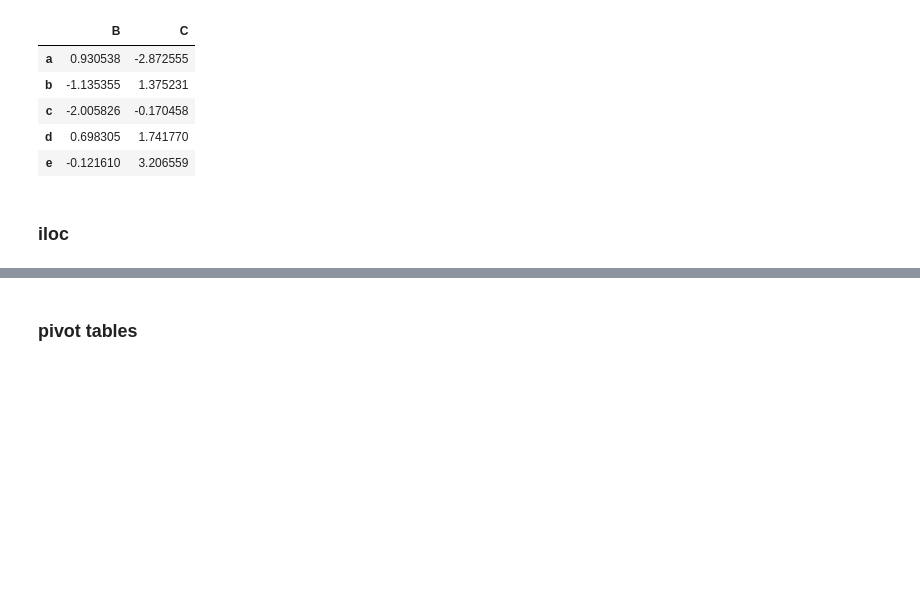
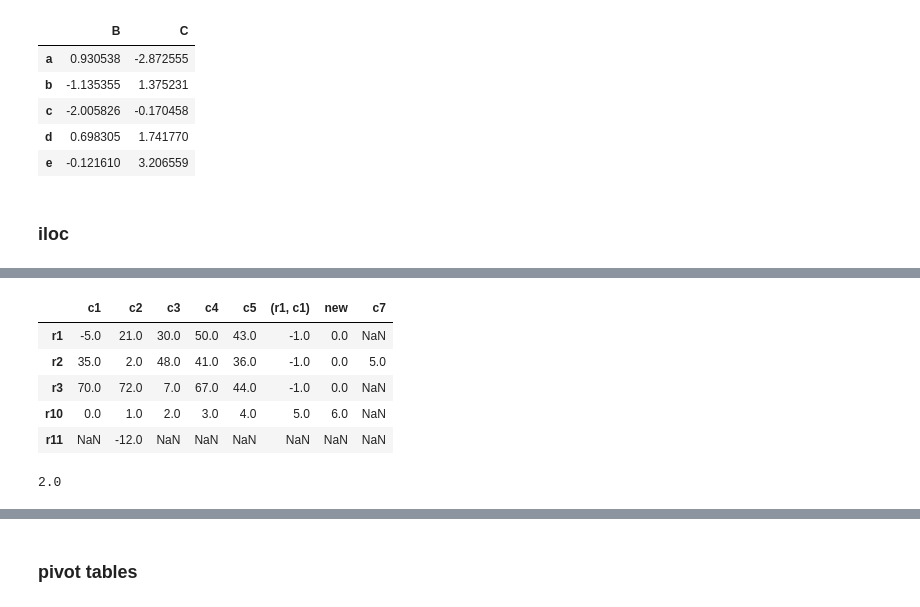
Before and after one commit to kishorepv/Data-Science-with-Python, a Jupyter notebook: Pandas library (Python).ipynb, the cells around one changed output, grey strips where cells are left out. Cells and saved outputs as stored; diff of their text form; code cells hidden in the pictures; blank space fills up the shorter version.

```diff
--- a/Pandas library (Python).ipynb
+++ b/Pandas library (Python).ipynb
@@ -1516,0 +1874,4 @@ Labels:
+# %%
+# ONE LOC TO SET THEM ALL
+df.loc["r1","c1"]=-3 # works. Always works? YES.
+df
@@ -1516,0 +1883,3 @@ Labels:
+# %%
+df.set_value("r1", "c1",-5) # works, why bother when you have loc?
+df
@@ -1516,0 +1891,4 @@ Labels:
+# %%
+df.loc["r10"]=range(7) # if not existing creates new entries
+# new row "r10" added
+df
@@ -1516,0 +1901,3 @@ Labels:
+# %%
+df.loc["r2","c7"]=5 #new column "c7" added, with .loc["r2","c7"] set to 5, rest of "c7" is np.nan
+df
@@ -1516,0 +1910,19 @@ Labels:
+# %%
+df.loc["r11","c2"]=-12 # if not existing creates new entries
+# new row "r11" added, with .loc["r11","c2"] set to 1-2, rest of "r11" is np.nan
+df
+# %% [output]
+|  | c1 | c2 | c3 | c4 | c5 | (r1, c1) | new | c7 |
+| r1 | -5.0 | 21.0 | 30.0 | 50.0 | 43.0 | -1.0 | 0.0 | NaN |
+| r2 | 35.0 | 2.0 | 48.0 | 41.0 | 36.0 | -1.0 | 0.0 | 5.0 |
+| r3 | 70.0 | 72.0 | 7.0 | 67.0 | 44.0 | -1.0 | 0.0 | NaN |
+| r10 | 0.0 | 1.0 | 2.0 | 3.0 | 4.0 | 5.0 | 6.0 | NaN |
+| r11 | NaN | -12.0 | NaN | NaN | NaN | NaN | NaN | NaN |
+# %%
+# df.loc fails for get if row /column labels do not exist
+#df.loc["r100", "c5"] #get for invalid label fails as "r100" is not in index
+#df.loc["r100"] #same as above
+#df.loc["r1", "c25"] #fails, as "c25" is not existing
+df.loc["r2", "c2"] # exists
+# %% [output]
+2.0
```
Also changed, not shown: parts of 63 cells of this notebook.
